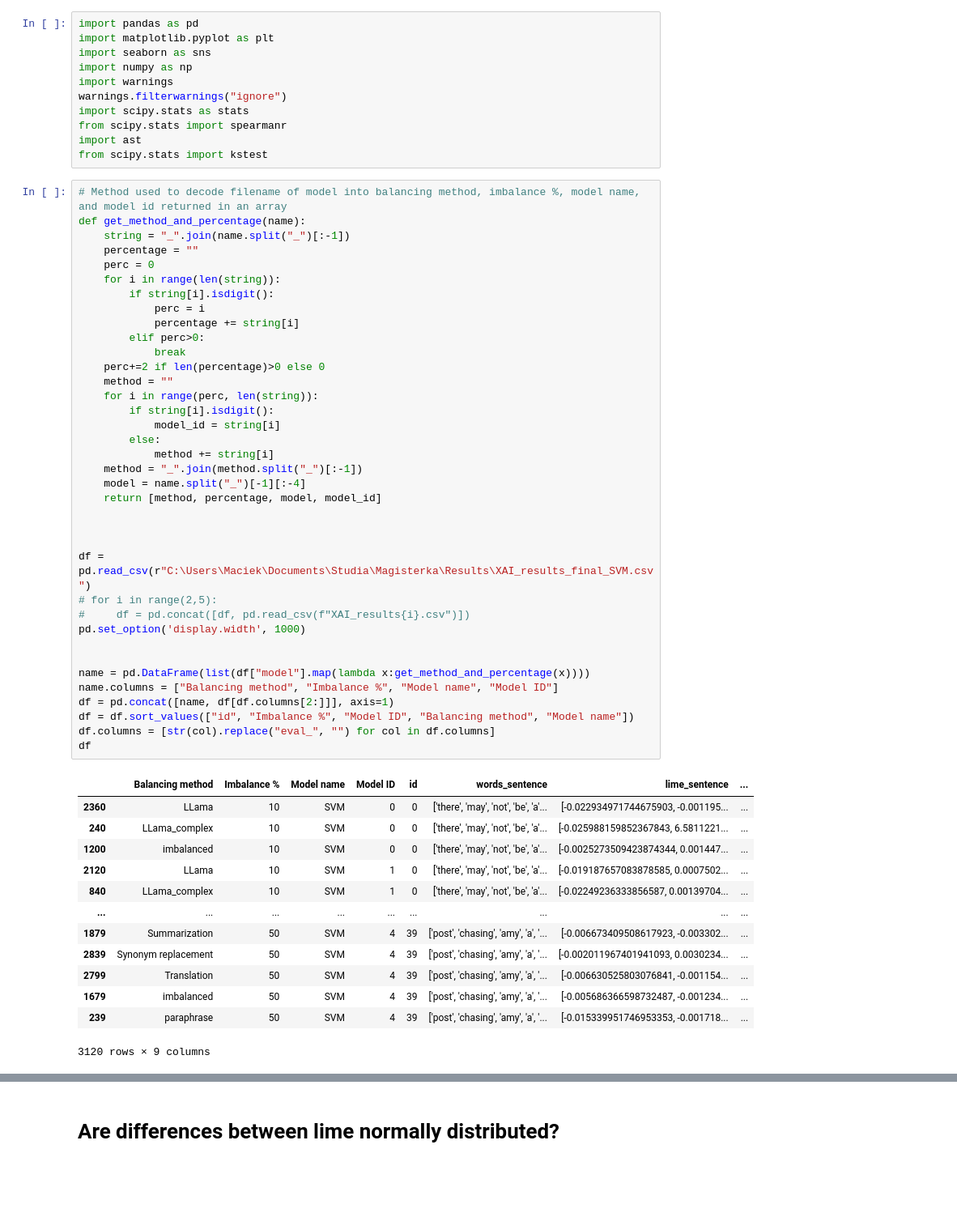
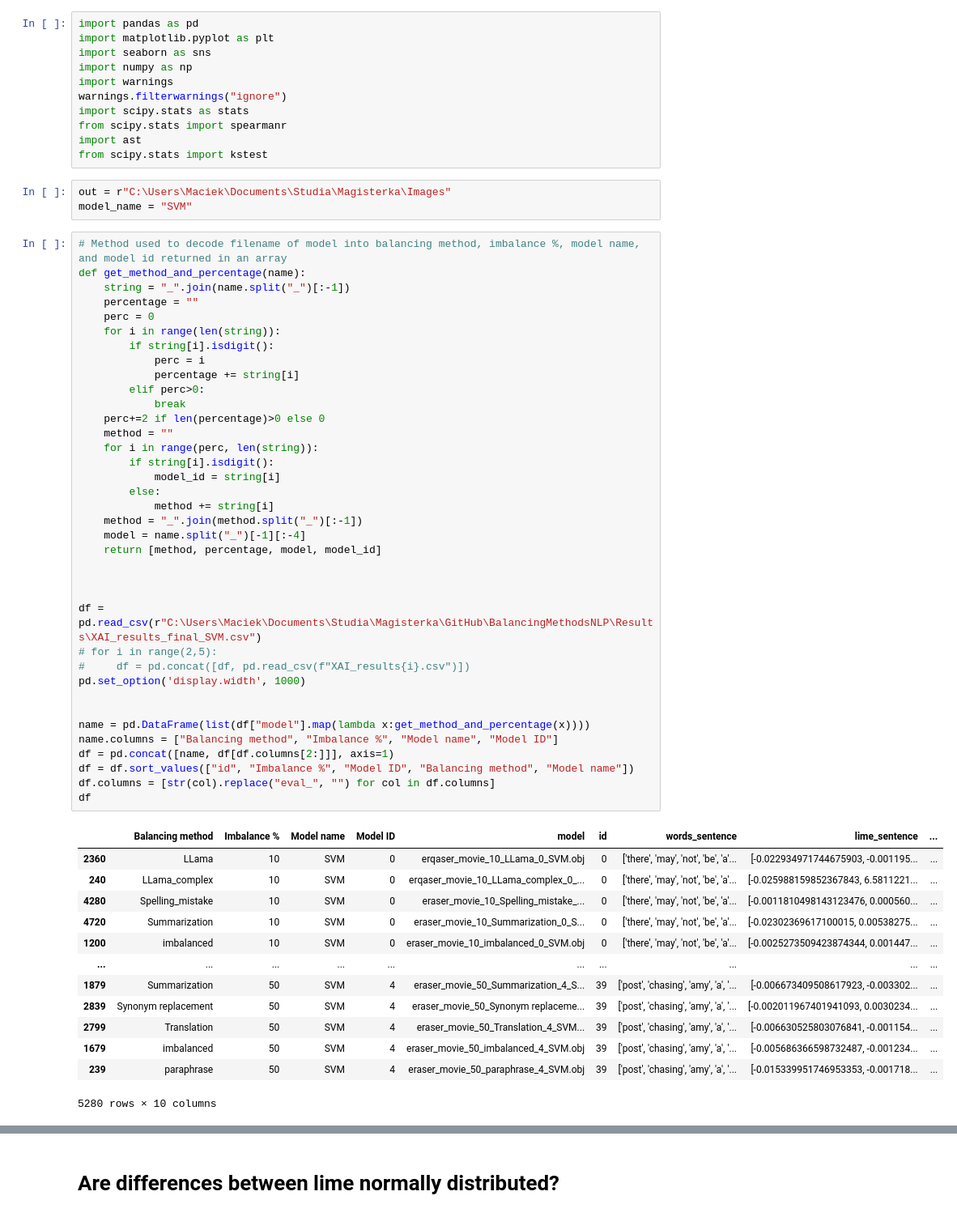
Before and after one commit to pawlik0wskim/BalancingMethodsNLP, a Jupyter notebook: Results/XAI_analysis.ipynb, the cells around one changed output, grey strips where cells are left out. Shown at 81% size. Saved outputs shown, nothing was run; the diff lists cells and outputs as text; blank space fills up the shorter version.

```diff
--- a/Results/XAI_analysis.ipynb
+++ b/Results/XAI_analysis.ipynb
@@ -9,6 +9,9 @@ import scipy.stats as stats
 from scipy.stats import spearmanr
 import ast
 from scipy.stats import kstest
+# %%
+out = r"C:\Users\Maciek\Documents\Studia\Magisterka\Images"
+model_name = "SVM"
 # %%
 # Method used to decode filename of model into balancing method, imbalance %, model name, and model id returned in an array
 def get_method_and_percentage(name):
@@ -19,47 +22,47 @@ def get_method_and_percentage(name):
         if string[i].isdigit():
             perc = i
             percentage += string[i]
         elif perc>0:
             break
     perc+=2 if len(percentage)>0 else 0
     method = ""
     for i in range(perc, len(string)):
         if string[i].isdigit():
             model_id = string[i]
         else:
             method += string[i]
     method = "_".join(method.split("_")[:-1])
     model = name.split("_")[-1][:-4]
     return [method, percentage, model, model_id]
 
 
 
-df = pd.read_csv(r"C:\Users\Maciek\Documents\Studia\Magisterka\Results\XAI_results_final_SVM.csv")
+df = pd.read_csv(r"C:\Users\Maciek\Documents\Studia\Magisterka\GitHub\BalancingMethodsNLP\Results\XAI_results_final_SVM.csv")
 # for i in range(2,5):
 #     df = pd.concat([df, pd.read_csv(f"XAI_results{i}.csv")])
 pd.set_option('display.width', 1000)
 
 
 name = pd.DataFrame(list(df["model"].map(lambda x:get_method_and_percentage(x))))
 name.columns = ["Balancing method", "Imbalance %", "Model name", "Model ID"]
 df = pd.concat([name, df[df.columns[2:]]], axis=1)
 df = df.sort_values(["id", "Imbalance %", "Model ID", "Balancing method", "Model name"])
 df.columns = [str(col).replace("eval_", "") for col in df.columns]
 df
 # %% [output]
-|  | Balancing method | Imbalance % | Model name | Model ID | id | words_sentence | lime_sentence | ... |
-| 2360 | LLama | 10 | SVM | 0 | 0 | ['there', 'may', 'not', 'be', 'a'... | [-0.022934971744675903, -0.001195... | ... |
-| 240 | LLama_complex | 10 | SVM | 0 | 0 | ['there', 'may', 'not', 'be', 'a'... | [-0.025988159852367843, 6.5811221... | ... |
-| 1200 | imbalanced | 10 | SVM | 0 | 0 | ['there', 'may', 'not', 'be', 'a'... | [-0.0025273509423874344, 0.001447... | ... |
-| 2120 | LLama | 10 | SVM | 1 | 0 | ['there', 'may', 'not', 'be', 'a'... | [-0.019187657083878585, 0.0007502... | ... |
-| 840 | LLama_complex | 10 | SVM | 1 | 0 | ['there', 'may', 'not', 'be', 'a'... | [-0.02249236333856587, 0.00139704... | ... |
-| ... | ... | ... | ... | ... | ... | ... | ... | ... |
-| 1879 | Summarization | 50 | SVM | 4 | 39 | ['post', 'chasing', 'amy', 'a', '... | [-0.006673409508617923, -0.003302... | ... |
-| 2839 | Synonym replacement | 50 | SVM | 4 | 39 | ['post', 'chasing', 'amy', 'a', '... | [-0.002011967401941093, 0.0030234... | ... |
-| 2799 | Translation | 50 | SVM | 4 | 39 | ['post', 'chasing', 'amy', 'a', '... | [-0.006630525803076841, -0.001154... | ... |
-| 1679 | imbalanced | 50 | SVM | 4 | 39 | ['post', 'chasing', 'amy', 'a', '... | [-0.005686366598732487, -0.001234... | ... |
-| 239 | paraphrase | 50 | SVM | 4 | 39 | ['post', 'chasing', 'amy', 'a', '... | [-0.015339951746953353, -0.001718... | ... |
+|  | Balancing method | Imbalance % | Model name | Model ID | model | id | words_sentence | lime_sentence | ... |
+| 2360 | LLama | 10 | SVM | 0 | erqaser_movie_10_LLama_0_SVM.obj | 0 | ['there', 'may', 'not', 'be', 'a'... | [-0.022934971744675903, -0.001195... | ... |
+| 240 | LLama_complex | 10 | SVM | 0 | erqaser_movie_10_LLama_complex_0_... | 0 | ['there', 'may', 'not', 'be', 'a'... | [-0.025988159852367843, 6.5811221... | ... |
+| 4280 | Spelling_mistake | 10 | SVM | 0 | eraser_movie_10_Spelling_mistake_... | 0 | ['there', 'may', 'not', 'be', 'a'... | [-0.0011810498143123476, 0.000560... | ... |
+| 4720 | Summarization | 10 | SVM | 0 | eraser_movie_10_Summarization_0_S... | 0 | ['there', 'may', 'not', 'be', 'a'... | [-0.02302369617100015, 0.00538275... | ... |
+| 1200 | imbalanced | 10 | SVM | 0 | eraser_movie_10_imbalanced_0_SVM.obj | 0 | ['there', 'may', 'not', 'be', 'a'... | [-0.0025273509423874344, 0.001447... | ... |
+| ... | ... | ... | ... | ... | ... | ... | ... | ... | ... |
+| 1879 | Summarization | 50 | SVM | 4 | eraser_movie_50_Summarization_4_S... | 39 | ['post', 'chasing', 'amy', 'a', '... | [-0.006673409508617923, -0.003302... | ... |
+| 2839 | Synonym replacement | 50 | SVM | 4 | eraser_movie_50_Synonym replaceme... | 39 | ['post', 'chasing', 'amy', 'a', '... | [-0.002011967401941093, 0.0030234... | ... |
+| 2799 | Translation | 50 | SVM | 4 | eraser_movie_50_Translation_4_SVM... | 39 | ['post', 'chasing', 'amy', 'a', '... | [-0.006630525803076841, -0.001154... | ... |
+| 1679 | imbalanced | 50 | SVM | 4 | eraser_movie_50_imbalanced_4_SVM.obj | 39 | ['post', 'chasing', 'amy', 'a', '... | [-0.005686366598732487, -0.001234... | ... |
+| 239 | paraphrase | 50 | SVM | 4 | eraser_movie_50_paraphrase_4_SVM.obj | 39 | ['post', 'chasing', 'amy', 'a', '... | [-0.015339951746953353, -0.001718... | ... |
-3120 rows × 9 columns
+5280 rows × 10 columns
 # %%
 df_tm = df
 df_tm["test"]=df["words_sentence"].apply(lambda x:len(ast.literal_eval(x)))
```
Also changed, not shown: parts of 41 cells of this notebook, 3 other files.
